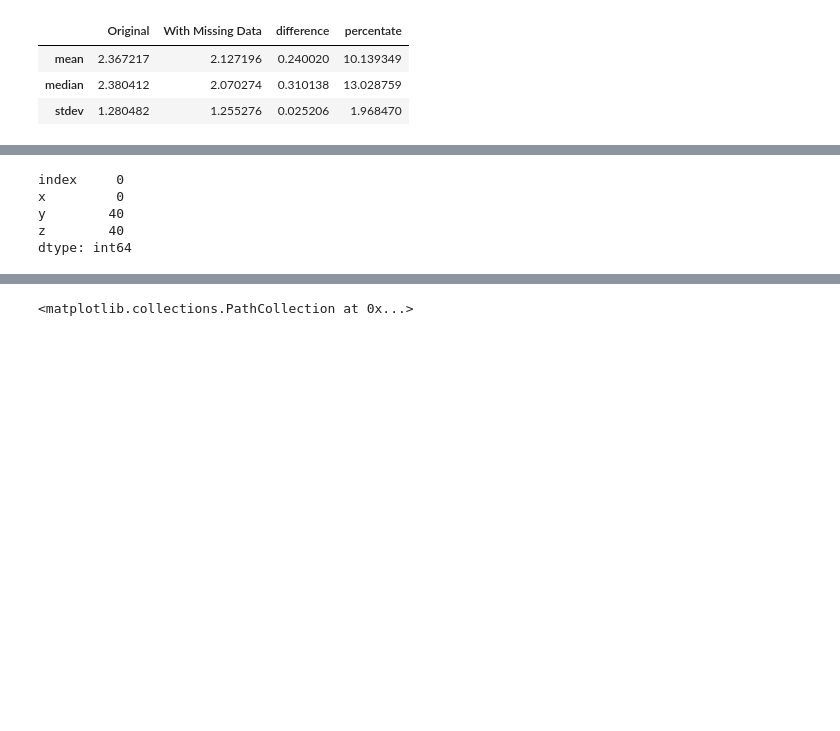
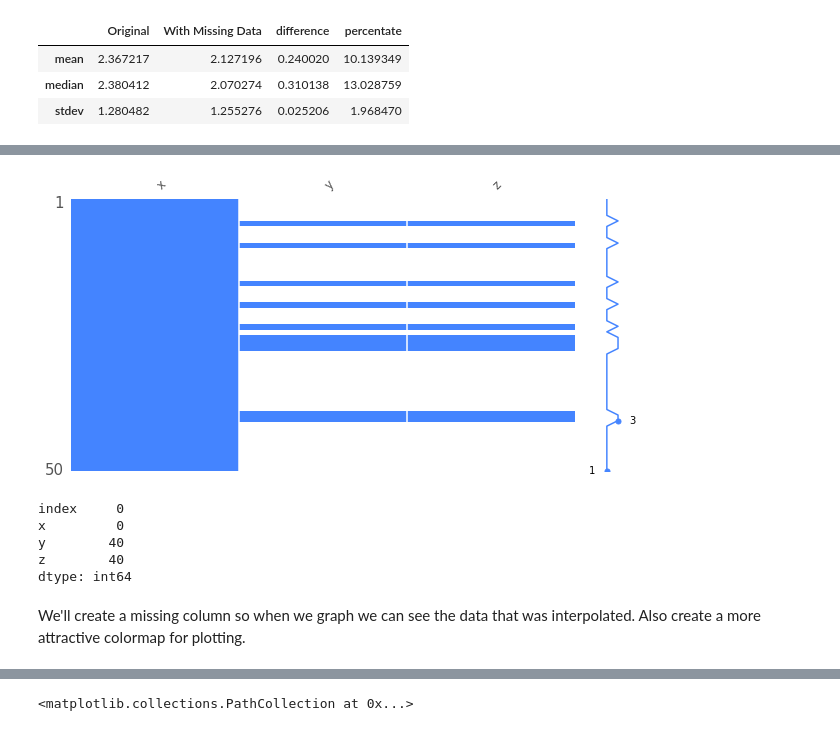
Before and after one commit to WestHealth/scipy2022-missingness-tutorial, a Jupyter notebook: master/4 - Common Treatment Practices and Pitfalls.ipynb, the cells around one changed output, grey strips where cells are left out. Cells and saved outputs as stored; diff of their text form; code cells hidden in the pictures; blank space fills up the shorter version.

```diff
--- a/master/4 - Common Treatment Practices and Pitfalls.ipynb
+++ b/master/4 - Common Treatment Practices and Pitfalls.ipynb
@@ -96,3 +104,7 @@ plt.plot(df.y, df.z, 'ro')
+# %%
+missingno.matrix(df, figsize=(10,5), fontsize=12, color=(0.27, 0.52, 1.0));
+# %% [output]
+[figure, added]
 # %%
 df.isnull().sum()
 # %% [output]
@@ -101,5 +113,7 @@ x         0
 y        40
 z        40
 dtype: int64
+# %% [markdown]
+We'll create a missing column so when we graph we can see the data that was interpolated. Also create a more attractive colormap for plotting.
 # %%
 df['missing']=df.y.isnull().astype(int)
```
Also changed, not shown: parts of 57 cells of this notebook, 7 other files.
